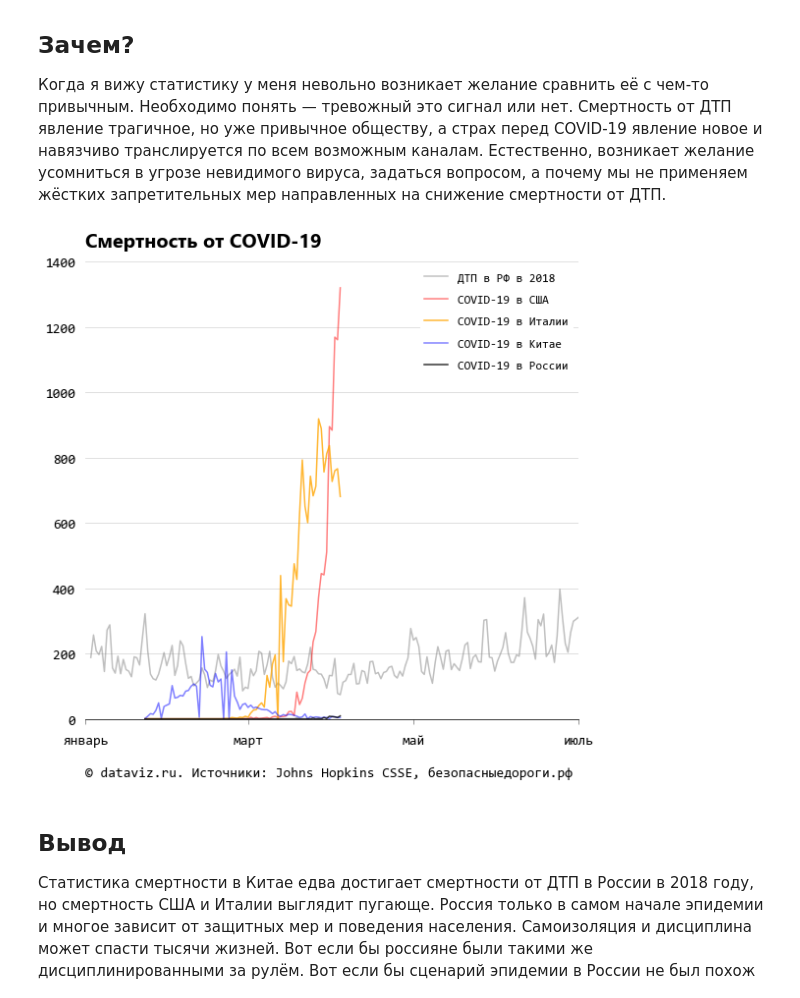
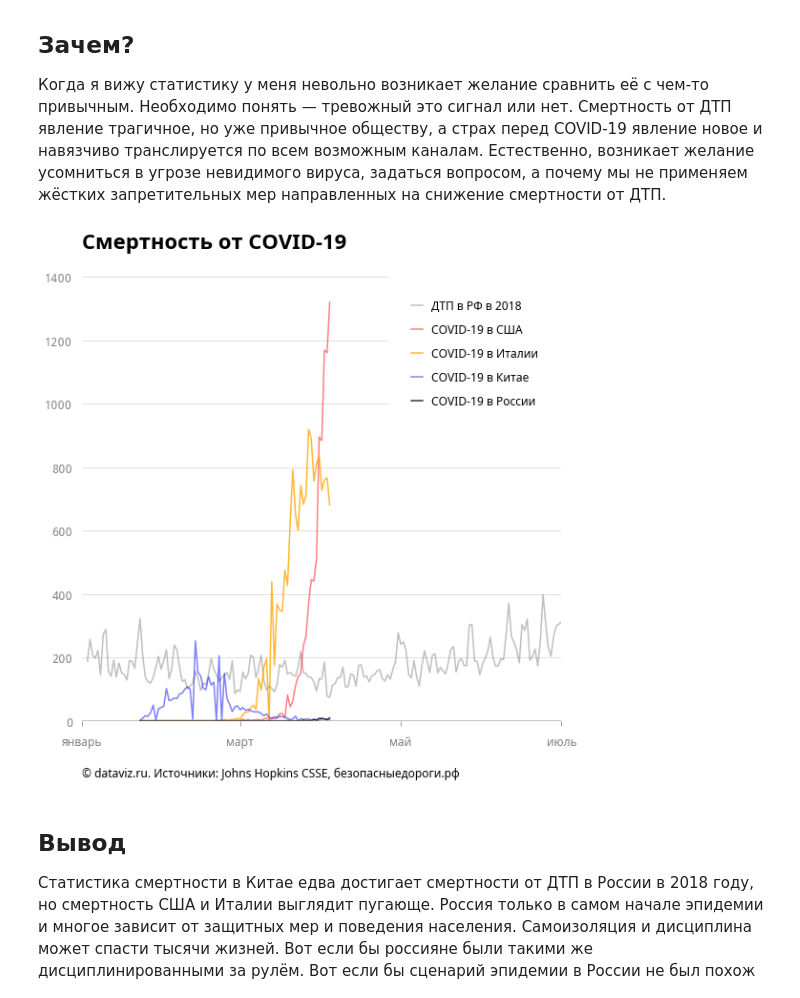
Before and after one commit to anovichkov/covid19, a Jupyter notebook: DT_CORONA.ipynb, the cells around one changed output. Saved outputs shown, nothing was run; the diff lists cells and outputs as text; code cells hidden in the pictures.

```diff
--- a/DT_CORONA.ipynb
+++ b/DT_CORONA.ipynb
@@ -40,43 +40,43 @@ world_time = pd.to_datetime(world_time, format='%m/%d/%Y')
 # %%
 now = datetime.datetime.now().strftime('%Y%m%d%H%M')
 # %%
-plt.rcParams['font.sans-serif'] = 'Consolas'
+plt.rcParams['font.sans-serif'] = 'Noto Sans'
 # %%
-fig = plt.figure(
-    figsize=(9, 8.56),
-    facecolor='white'
-)
+fig = plt.figure(figsize=(9, 8.56), facecolor='white')
 ax = fig.add_subplot()
 ax.plot(time, deathvalues, label = 'ДТП в РФ в 2018', c = 'gray', alpha = .5)
 ax.plot(world_time, world[['US']], label = 'COVID-19 в США', c = 'red', alpha = .5)
 ax.plot(world_time, world[['Italy']], label = 'COVID-19 в Италии', c = 'orange', alpha = .8)
 ax.plot(world_time, world[['China']], label = 'COVID-19 в Китае', c = 'blue', alpha = .5)
 ax.plot(world_time, world[['Russia']], label = 'COVID-19 в России', c = 'black', alpha = .8)
 ax.spines["top"].set_visible(False)
-ax.spines["bottom"].set_visible(True)
+ax.spines["bottom"].set_visible(False)
 ax.spines["right"].set_visible(False)
 ax.spines["left"].set_visible(False)
-ax.tick_params(axis="x", length=5, pad=10, labelsize = 14, color = 'grey')
-ax.tick_params(axis="y", length=0, pad=10, labelsize = 14)
+for label in ax.get_xticklabels(): label.set_fontproperties('Noto Sans')
+for label in ax.get_yticklabels(): label.set_fontproperties('Noto Mono')
+ax.tick_params(axis="x", length=5, pad=10, labelsize = 12, color = 'grey', labelcolor = 'gray')
+ax.tick_params(axis="y", length=0, pad=10, labelsize = 12, labelcolor = 'gray')
 ax.set_xticks(['2020-01-01', '2020-03-01','2020-05-01','2020-07-01','2020-09-01','2020-11-01', '2021-01-01'])
-ax.set_xticklabels(['январь', 'март','май','июль','сентябрь','ноябрь', 'январь'], )
+ax.set_xticklabels(['январь', 'март','май','июль','сентябрь','ноябрь', 'январь'])
+ax.yaxis.label.set_color('red')
 ax.grid(axis = 'y', color = 'grey', alpha = .3)
-ax.axhline(y = 0, color = 'black', linewidth=1)
+ax.axhline(y = 1, color = 'gray', alpha=.5, linewidth=1)
 ax.set_ylim(0, 1400)
 ax.set_xlim('2020-01-01','2020-07-01')
-ax.set_title('Смертность от COVID-19', fontname = "Segoe UI", fontweight = 'bold', fontsize=20, loc='left',pad=15)
+ax.set_title('Смертность от COVID-19', fontname = "Noto Sans", fontweight = 'semibold', fontsize=22, loc='left',pad=30)
 credit_x = ax.get_xlim()[0]
 credit_y = 0 - ax.get_ylim()[1]/8
 size1 = (ax.get_ylim()[1] - ax.get_ylim()[0])
 size2 = size1/10
-ax.text(credit_x, credit_y, ('© dataviz.ru. Источники: Johns Hopkins CSSE, безопасныедороги.рф'), fontsize=14)
+ax.text(credit_x, credit_y, ('© dataviz.ru. Источники: Johns Hopkins CSSE, безопасныедороги.рф'), fontname = "Noto Sans", fontsize=12)
 ax.patch.set_facecolor('white')
-ax.legend(loc='upper right', labelspacing = 1, edgecolor = 'white', framealpha = 1, fontsize = 12)
+ax.legend(loc='upper right', labelspacing = 1, edgecolor = 'white', framealpha = 1, fontsize = 12, borderpad = 2, handlelength = 1, borderaxespad = 0)
 fig.savefig('COVID19_deaths_'+ now + '.png', dpi=300, transparent = False, bbox_inches = 'tight', pad_inches = .5, facecolor = 'white')
 
 plt.show()
 # %% [output]
-[figure, old version]
+[figure, new version]
 # %% [markdown]
 ## Вывод
 Статистика смертности в Китае едва достигает смертности от ДТП в России в 2018 году, но смертность США и Италии выглядит пугающе. Россия только в самом начале эпидемии и многое зависит от защитных мер и поведения населения. Самоизоляция и дисциплина может спасти тысячи жизней. Вот если бы россияне были такими же дисциплинированными за рулём. Вот если бы сценарий эпидемии в России не был похож на США и Италию.
```
